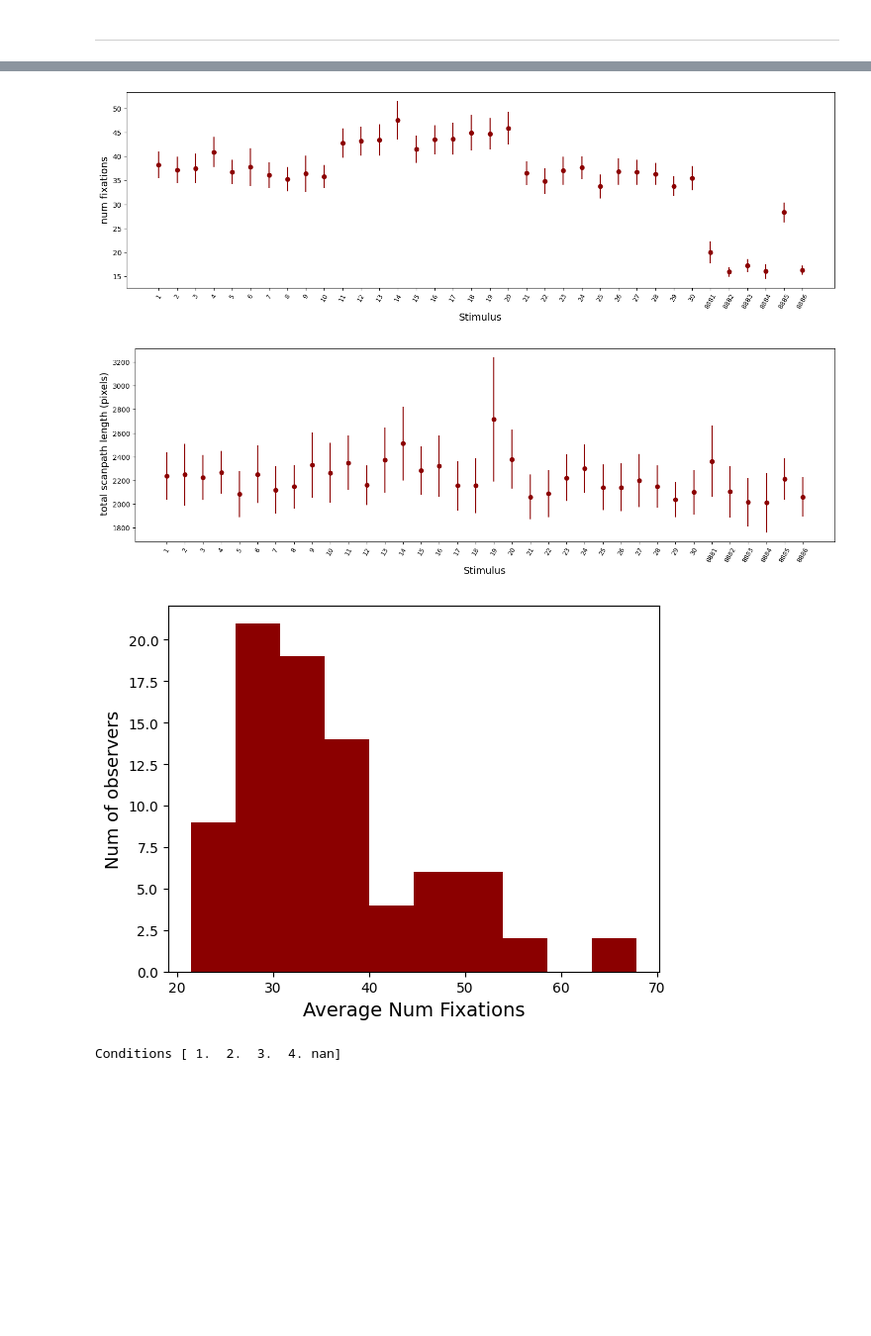
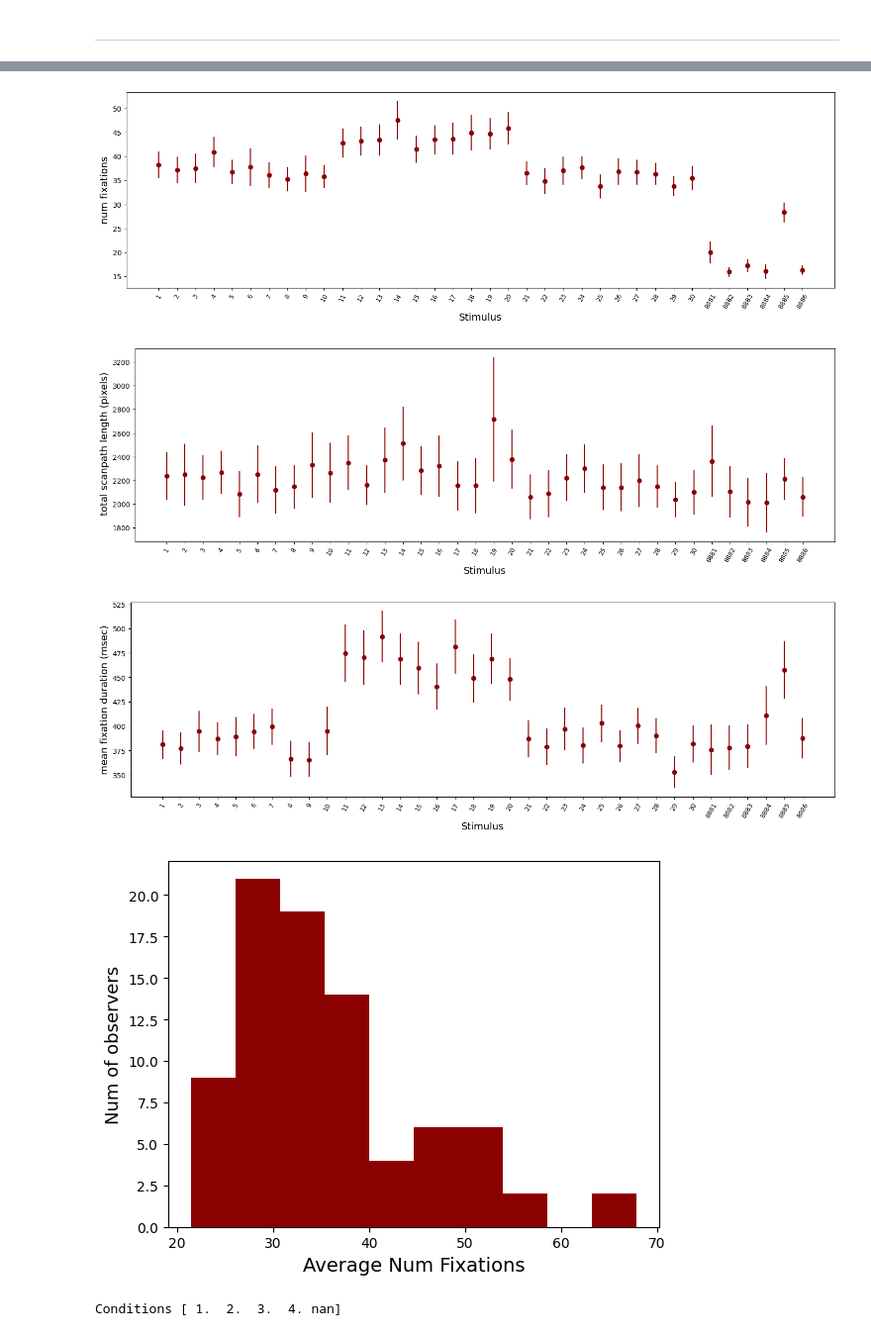
Before and after one commit to nicofilippucci/PyEyeSim, a Jupyter notebook: Notebooks/GrazDataVisualization.ipynb, the cells around one changed output, grey strips where cells are left out. Shown at 99% size. Cells and saved outputs as stored; diff of their text form; code cells hidden in the pictures; blank space fills up the shorter version.

```diff
--- a/Notebooks/GrazDataVisualization.ipynb
+++ b/Notebooks/GrazDataVisualization.ipynb
@@ -840,7 +821,7 @@ GrazFixDat = FixData[FixData['subject'].isin(DyslexiaDat.subjects[GrazSubs_Idx])
 # %%
 DyslexiaDatGraz=EyeData(GrazFixDat,sizeX,sizeY)
 DyslexiaDatGraz.DataInfo(mean_x='fix_x',mean_y='fix_y',FixDuration='duration_ms',Stimulus='stimulus',subjectID='subject')
-DyslexiaDatGraz.RunDescriptiveFix(Visual=1)
+DyslexiaDatGraz.RunDescriptiveFix(Visual=1, duration=1)
 # %% [output]
 dataset size:  (106016, 12)
 presentation size:  x= 1280 pixels y= 960  pixels
@@ -867,27 +848,28 @@ fixation duration not asked for
 Num of trials with zero fixations: 0
 Num valid trials  2967
 Mean X location:  370.1  +/-  17.2  pixels
 Mean Y location:  390.4  +/-  15.8  pixels
 Mean saccade  amplitude:  72.4  +/-  17.1  pixels
 Mean scanpath  length:  2216.8  +/-  677.7  pixels
 (array([   1,    2,    3,    4,    5,    6,    7,    8,    9,   10,   11,
           12,   13,   14,   15,   16,   17,   18,   19,   20,   21,   22,
           23,   24,   25,   26,   27,   28,   29,   30, 8881, 8882, 8883,
         8884, 8885, 8886], dtype=int64),
  array(['P101', 'P102', 'P103', 'P106', 'P110', 'P111', 'P112', 'P113',
         'P114', 'P116', 'P119', 'P120', 'P121', 'P125', 'P130', 'P134',
         'P138', 'P139', 'P140', 'P141', 'P144', 'P150', 'P153', 'P154',
         'P158', 'P16', 'P163', 'P169', 'P171', 'P187', 'P190', 'P194',
         'P198', 'P199', 'P202', 'P208', 'P212', 'P215', 'P221', 'P224',
         'P225', 'P229', 'P231', 'P234', 'P236', 'P246', 'P247', 'P252',
         'P258', 'P263', 'P266', 'P268', 'P270', 'P271', 'P275', 'P290',
         'P291', 'P292', 'P293', 'P294', 'P296', 'P30', 'P31', 'P32', 'P35',
         'P36', 'P37', 'P39', 'P41', 'P45', 'P46', 'P54', 'P63', 'P81',
         'P84', 'P85', 'P86', 'P88', 'P90', 'P93', 'P94', 'P98', 'P99'],
        dtype=object))
 [figure]
 [figure]
-[figure, old version]
+[figure, new version]
+[figure, added]
 # %%
 WhichC, WhichCN = DyslexiaDatGraz.GetGroups('Group')
 # %% [output]
```
Also changed, not shown: parts of 21 cells of this notebook, 4 other files.
